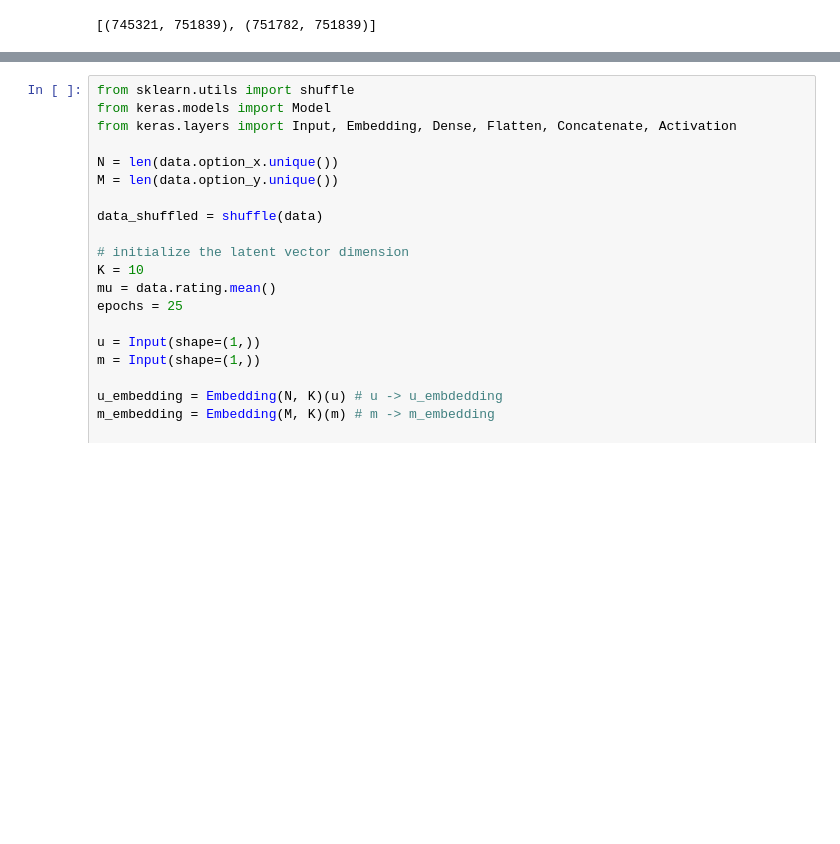
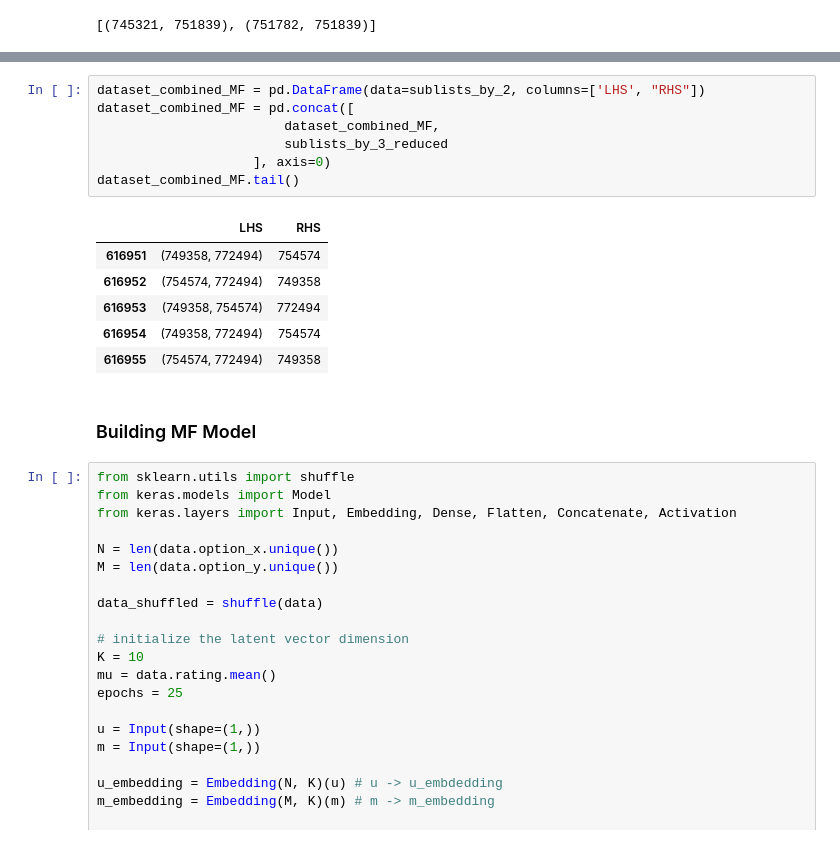
Before and after one commit to melihkacaman/Option-Matrix-Factorization, a Jupyter notebook: notebooks/03. Model Creation.ipynb, the cells around one changed output, grey strips where cells are left out. Cells and saved outputs as stored; diff of their text form; blank space fills up the shorter version.

```diff
--- a/notebooks/03. Model Creation.ipynb
+++ b/notebooks/03. Model Creation.ipynb
@@ -191,3 +235,19 @@ sublists_by_2[:2]
+# %%
+dataset_combined_MF = pd.DataFrame(data=sublists_by_2, columns=['LHS', "RHS"])
+dataset_combined_MF = pd.concat([
+                        dataset_combined_MF,
+                        sublists_by_3_reduced
+                    ], axis=0)
+dataset_combined_MF.tail()
+# %% [output]
+|  | LHS | RHS |
+| 616951 | (749358, 772494) | 754574 |
+| 616952 | (754574, 772494) | 749358 |
+| 616953 | (749358, 754574) | 772494 |
+| 616954 | (749358, 772494) | 754574 |
+| 616955 | (754574, 772494) | 749358 |
+# %% [markdown]
+### Building MF Model
 # %%
 from sklearn.utils import shuffle
 from keras.models import Model
```
Also changed, not shown: parts of 6 cells of this notebook.
